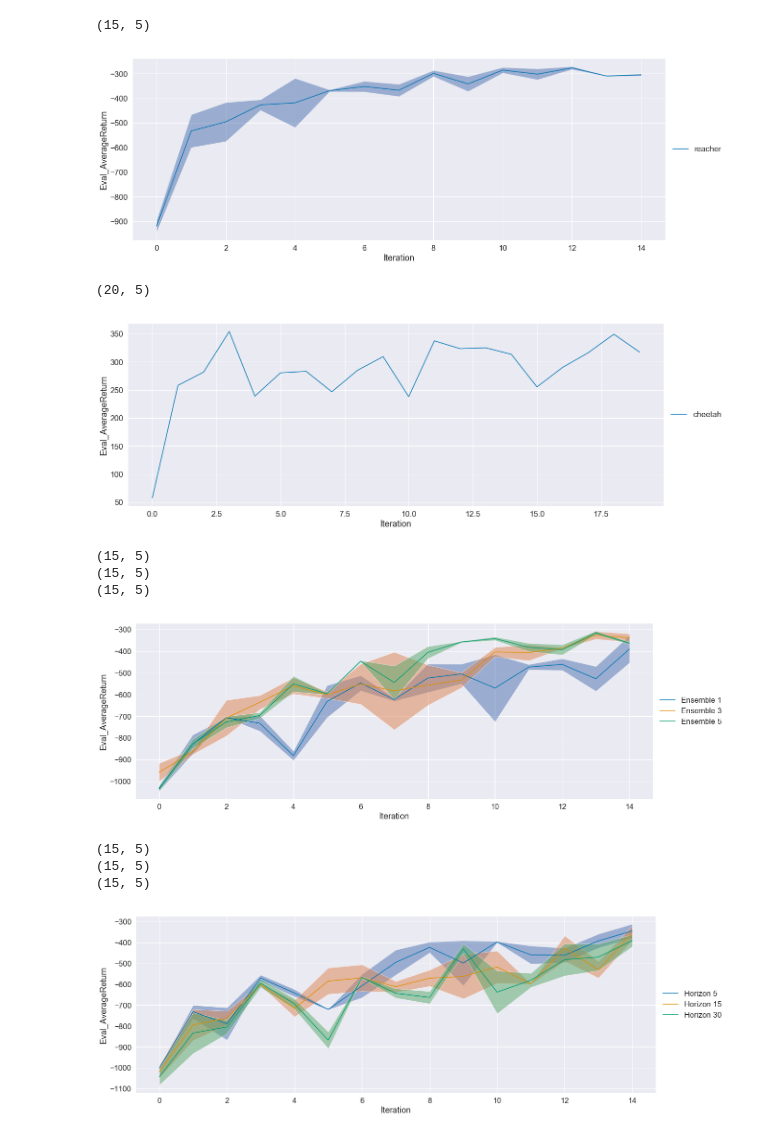
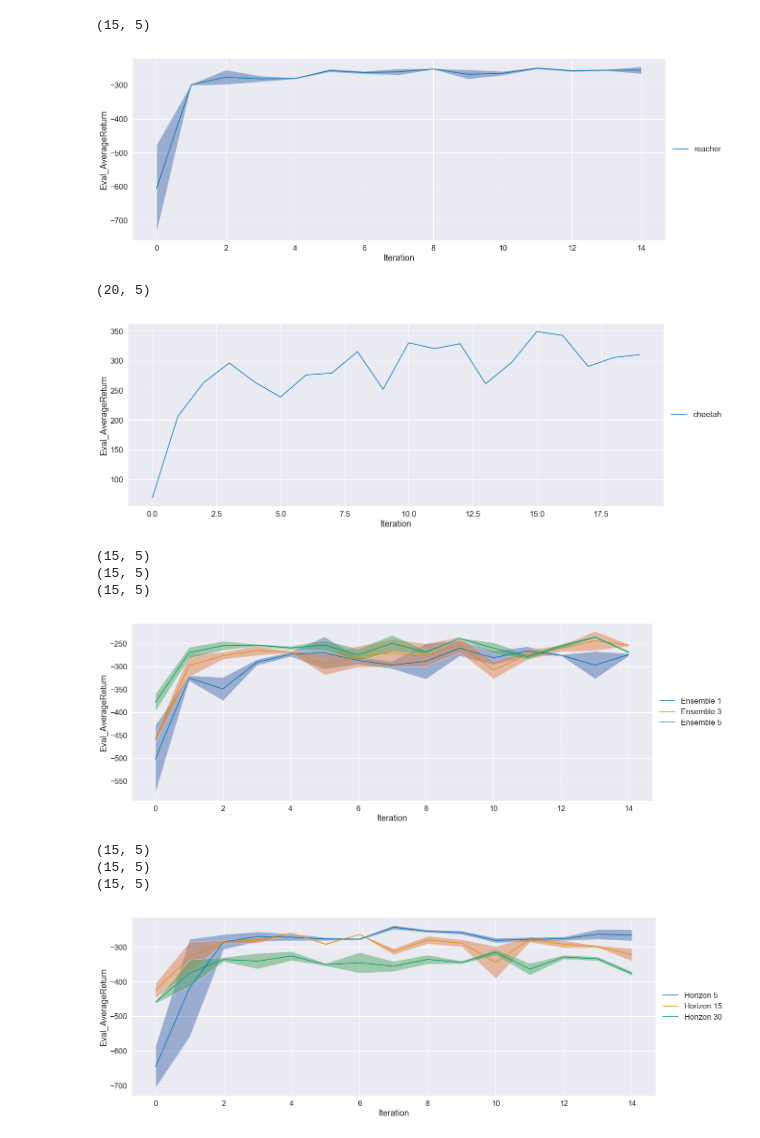
Before and after one commit to Max-Fu/homework_fall2020, a Jupyter notebook: hw4/visualization.ipynb, the cells around one changed output. Saved outputs shown, nothing was run; the diff lists cells and outputs as text; code cells hidden in the pictures.

```diff
--- a/hw4/visualization.ipynb
+++ b/hw4/visualization.ipynb
@@ -141,8 +138,8 @@ The autoreload extension is already loaded. To reload it, use:
 # %%
 # Question 2
-rcParams['figure.figsize'] = 10, 7
+rcParams['figure.figsize'] = 20, 7
 train_avgreturn = [-163.6405487060547]
-eval_avgreturn = [-31.43617820739746]
+eval_avgreturn = [-30.263151168823242]
 plt.plot([0], train_avgreturn, '.', markersize=20, label="Train Average Return")
 plt.plot([0], eval_avgreturn, '.', markersize=20, label="Eval Average Return")
 plt.xlabel("Iterations")
@@ -165,50 +162,50 @@ plot(q3_experiment, head='data', legend=["obstacles"], plot_values='Eval_Average
 # Adjust files in these two lists! The following is an example from my system where
 # I had these as my directory names.
 q3_experiment = [
-    'hw4_q3_reacher_reacher-cs285-v0_28-10-2020_23-16-16'
+    'hw4_q3_reacher_reacher-cs285-v0_29-10-2020_12-33-54'
 ]
 plot(q3_experiment, head='data', legend=["reacher"], plot_values='Eval_AverageReturn', other_value='Eval_StdReturn')
 # %% [output]
 (15, 5)
-[figure, old version]
+[figure, new version]
 # %%
 # Adjust files in these two lists! The following is an example from my system where
 # I had these as my directory names.
 q3_experiment = [
-    'hw4_q3_cheetah_cheetah-cs285-v0_29-10-2020_02-23-44'
+    'hw4_q3_cheetah_cheetah-cs285-v0_29-10-2020_15-56-16'
 ]
 plot(q3_experiment, head='data', legend=["cheetah"], plot_values='Eval_AverageReturn', other_value='Eval_StdReturn')
 # %% [output]
 (20, 5)
-[figure, old version]
+[figure, new version]
 # %%
 # Adjust files in these two lists! The following is an example from my system where
 # I had these as my directory names.
 q4_experiments = [
-    'hw4_q4_reacher_ensemble1_reacher-cs285-v0_29-10-2020_03-22-37',
-    'hw4_q4_reacher_ensemble3_reacher-cs285-v0_29-10-2020_03-37-24',
-    'hw4_q4_reacher_ensemble5_reacher-cs285-v0_29-10-2020_04-19-34'
+    'hw4_q4_reacher_ensemble1_reacher-cs285-v0_29-10-2020_16-53-48',
+    'hw4_q4_reacher_ensemble3_reacher-cs285-v0_29-10-2020_17-10-26',
+    'hw4_q4_reacher_ensemble5_reacher-cs285-v0_29-10-2020_17-57-59'
 ]
 plot(q4_experiments, head='data', legend=['Ensemble 1', 'Ensemble 3', 'Ensemble 5'], plot_values='Eval_AverageReturn', other_value='Eval_StdReturn')
 # %% [output]
 (15, 5)
 (15, 5)
 (15, 5)
-[figure, old version]
+[figure, new version]
 # %%
 # Adjust files in these two lists! The following is an example from my system where
 # I had these as my directory names.
 q4_experiments = [
-    'hw4_q4_reacher_horizon5_reacher-cs285-v0_28-10-2020_22-45-58',
-    'hw4_q4_reacher_horizon15_reacher-cs285-v0_28-10-2020_23-15-25',
-    'hw4_q4_reacher_horizon30_reacher-cs285-v0_29-10-2020_00-32-25'
+    'hw4_q4_reacher_horizon5_reacher-cs285-v0_29-10-2020_11-57-22',
+    'hw4_q4_reacher_horizon15_reacher-cs285-v0_29-10-2020_12-23-43',
+    'hw4_q4_reacher_horizon30_reacher-cs285-v0_29-10-2020_13-38-07'
 ]
 plot(q4_experiments, head='data', legend=['Horizon 5', 'Horizon 15', 'Horizon 30'], plot_values='Eval_AverageReturn', other_value='Eval_StdReturn')
 # %% [output]
 (15, 5)
 (15, 5)
 (15, 5)
-[figure, old version]
+[figure, new version]
 # %%
 # Adjust files in these two lists! The following is an example from my system where
 # I had these as my directory names.
```
Also changed, not shown: parts of 4 cells of this notebook, 1 other file.
